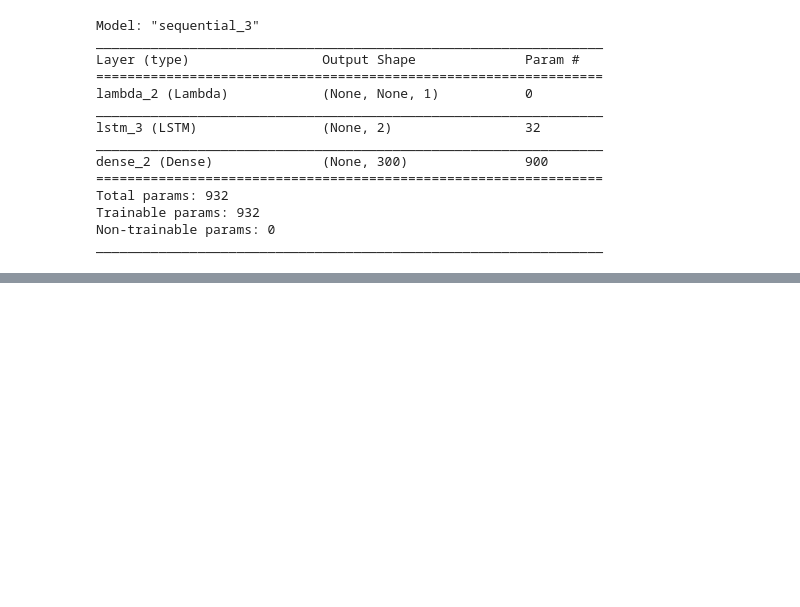
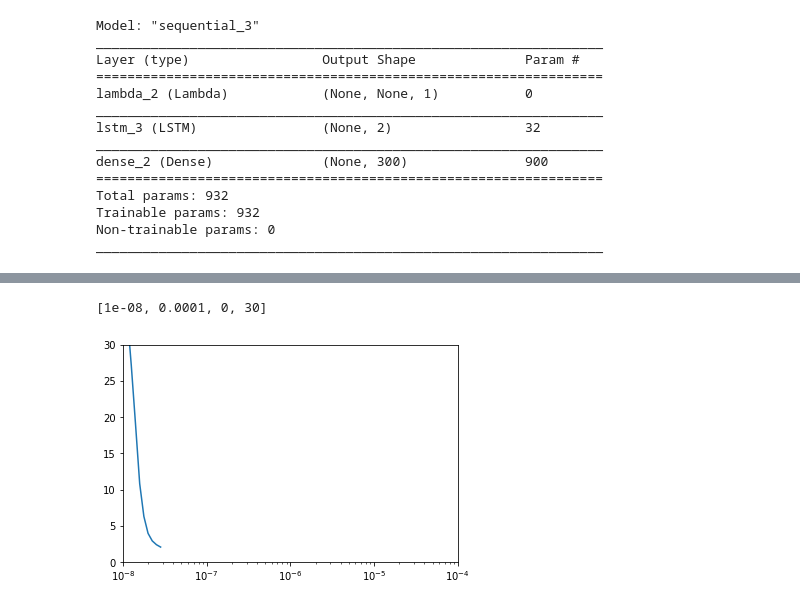
Before and after one commit to shweta-aiml/CourseraTensorFlow, a Jupyter notebook: Random_Numbers_LSTM.ipynb, the cells around one changed output, grey strips where cells are left out. Drawn from its saved outputs; the diff is of its cells as text; code cells hidden in the pictures; blank space fills up the shorter version.

```diff
--- a/Random_Numbers_LSTM.ipynb
+++ b/Random_Numbers_LSTM.ipynb
@@ -130,7 +145,7 @@ dataset = windowed_dataset(X_train, window_size, batch_size, shuffle_buffer_size
 model = tf.keras.models.Sequential([
   tf.keras.layers.LSTM(32,input_shape=(100,2), return_sequences=True),
   tf.keras.layers.LSTM(32),
-  tf.keras.layers.Dense(1),
+  tf.keras.layers.Dense(2),
   tf.keras.layers.Lambda(lambda x: x * 100.0)
 ])
 
@@ -140,6 +155,6 @@ optimizer = tf.keras.optimizers.SGD(lr=1e-8, momentum=0.9)
 model.compile(loss=tf.keras.losses.Huber(),
               optimizer=optimizer,
               metrics=["mae"])
-history = model.fit(X_train,y_train, epochs=100, callbacks=[lr_schedule])
+history = model.fit(X_train,y_train, epochs=10, callbacks=[lr_schedule])
 # %% [output]
 Train on 16091 samples
@@ -161,0 +177,8 @@ Epoch 11/100
+# %%
+import matplotlib.pyplot as plt
+
+plt.semilogx(history.history["lr"], history.history["loss"])
+plt.axis([1e-8, 1e-4, 0, 30])
+# %% [output]
+[1e-08, 0.0001, 0, 30]
+[figure, added]
```
Also changed, not shown: parts of 8 cells of this notebook.
